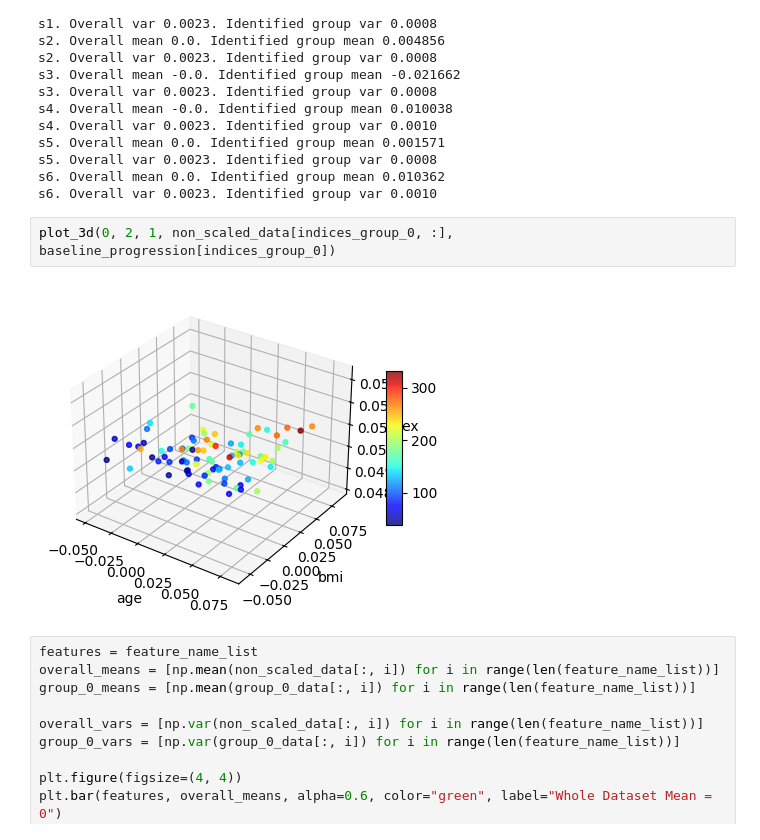
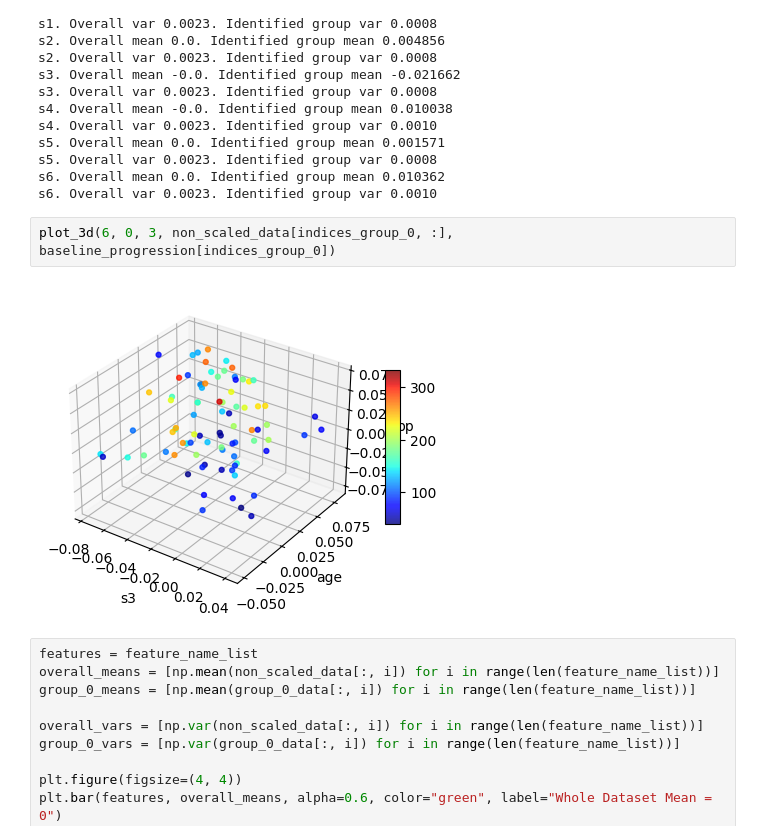
Before and after one commit to BenjaminTWP/DAT410_2025, a Jupyter notebook: Assignment8/assignment8.ipynb, the cells around one changed output. Cells and saved outputs as stored; diff of their text form.

```diff
--- a/Assignment8/assignment8.ipynb
+++ b/Assignment8/assignment8.ipynb
@@ -221,9 +237,9 @@ s5. Overall var 0.0023. Identified group var 0.0008
 s6. Overall mean 0.0. Identified group mean 0.010362
 s6. Overall var 0.0023. Identified group var 0.0010
 # %%
-plot_3d(0, 2, 1, non_scaled_data[indices_group_0, :], baseline_progression[indices_group_0])
+plot_3d(6, 0, 3, non_scaled_data[indices_group_0, :], baseline_progression[indices_group_0])
 # %% [output]
-[figure, old version]
+[figure, new version]
 # %%
 features = feature_name_list
 overall_means = [np.mean(non_scaled_data[:, i]) for i in range(len(feature_name_list))]
```
Also changed, not shown: parts of 1 cell of this notebook, 1 other file.
